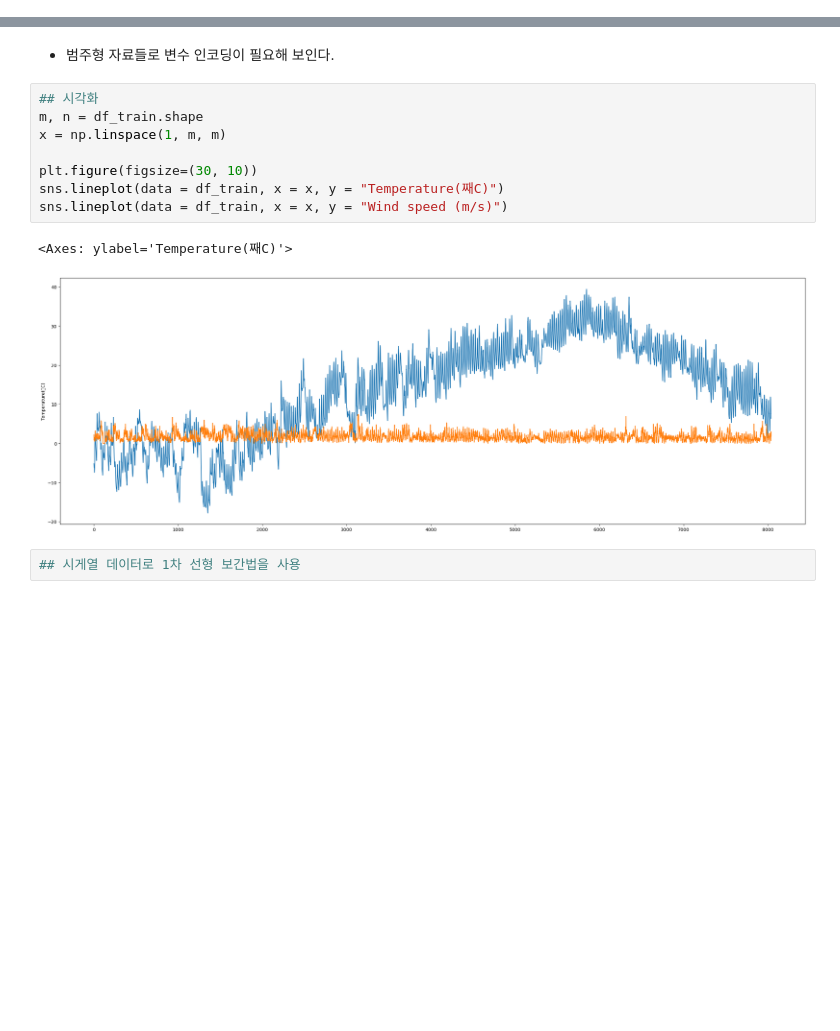
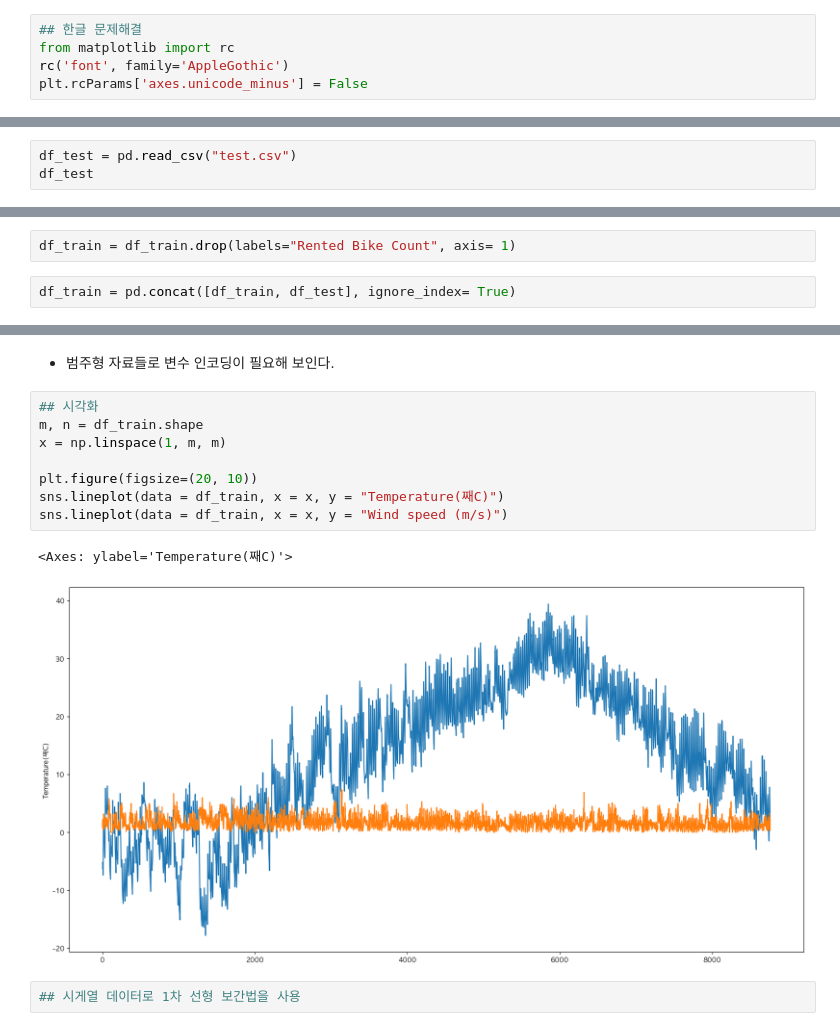
Before and after one commit to jaehyuk1109/BAF-16-Fresh-Edu, a Jupyter notebook: 3주차_과제/3주차_과제.ipynb, the cells around one changed output, grey strips where cells are left out. Saved outputs shown, nothing was run; the diff lists cells and outputs as text; blank space fills up the shorter version.

```diff
--- a/3주차_과제/3주차_과제.ipynb
+++ b/3주차_과제/3주차_과제.ipynb
@@ -5,4 +5,9 @@ import numpy as np
 import pandas as pd
 import matplotlib.pyplot as plt
 import seaborn as sns
+# %%
+## 한글 문제해결
+from matplotlib import rc
+rc('font', family='AppleGothic')
+plt.rcParams['axes.unicode_minus'] = False
 # %% [markdown]
@@ -25,3 +30,6 @@ df_train
 | 8038 | 31/10/2018 | 1088 | 22 | 6.8 | 58 | 2.2 | 1936 | ... |
 | 8039 | 31/10/2018 | 798 | 23 | 6.4 | 60 | 1.8 | 1930 | ... |
 8040 rows × 14 columns
+# %%
+df_test = pd.read_csv("test.csv")
+df_test
@@ -28,3 +54,7 @@ df_train
+# %%
+df_train = df_train.drop(labels="Rented Bike Count", axis= 1)
+# %%
+df_train = pd.concat([df_train, df_test], ignore_index= True)
 # %%
 print(df_train.info())
 print(df_train.shape)
@@ -95,14 +124,14 @@ Name: count, dtype: int64
 # %%
 ## 시각화
 m, n = df_train.shape
 x = np.linspace(1, m, m)
 
-plt.figure(figsize=(30, 10))
+plt.figure(figsize=(20, 10))
 sns.lineplot(data = df_train, x = x, y = "Temperature(째C)")
 sns.lineplot(data = df_train, x = x, y = "Wind speed (m/s)")
 # %% [output]
 <Axes: ylabel='Temperature(째C)'>
-[figure, old version]
+[figure, new version]
 # %%
 ## 시게열 데이터로 1차 선형 보간법을 사용
 # %%
```
Also changed, not shown: parts of 51 cells of this notebook.
